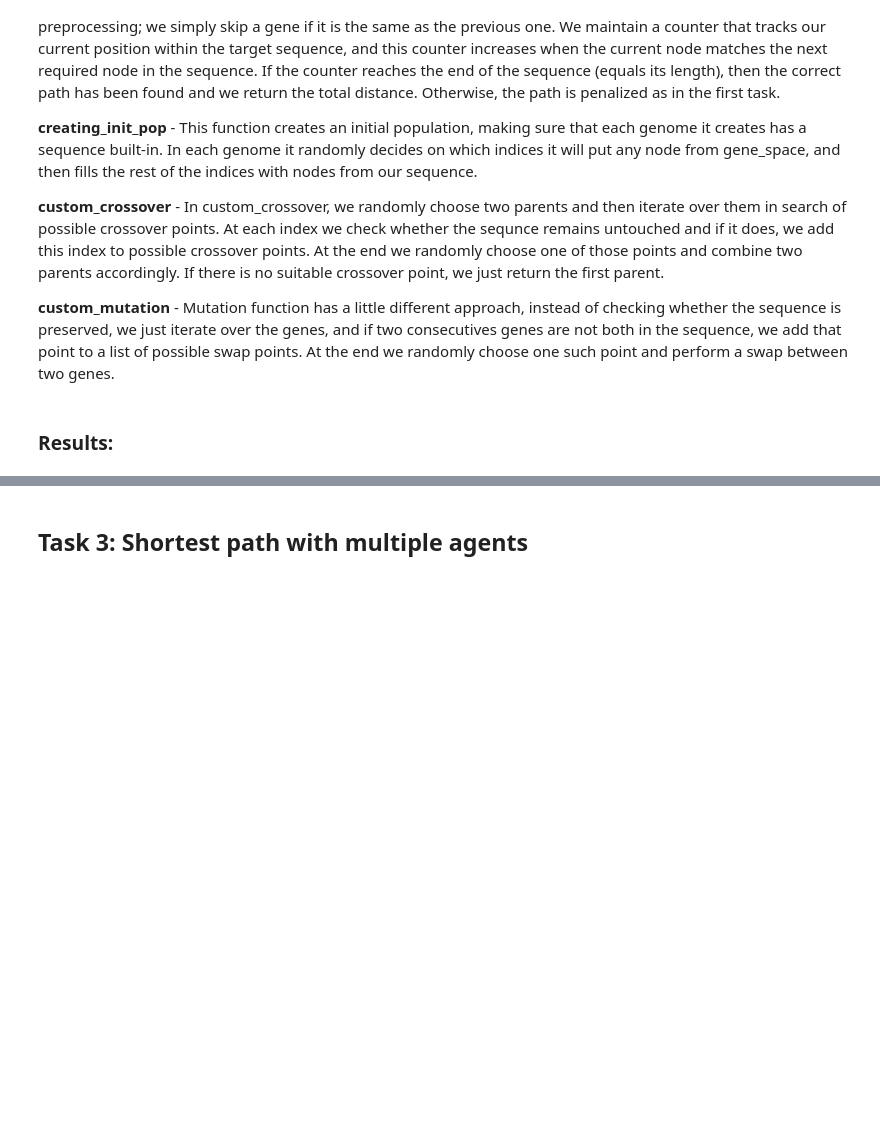
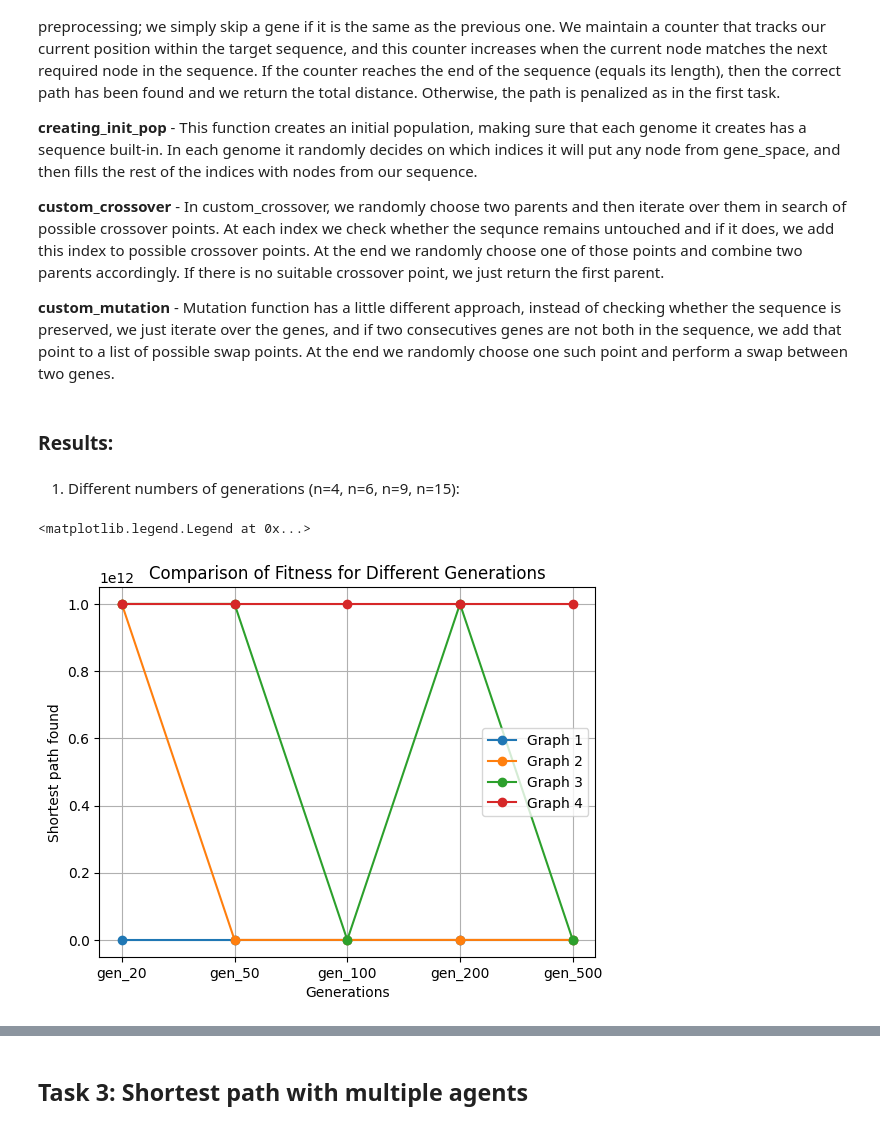
Before and after one commit to Favstina/IntelligentSystems-Assigment_1, a Jupyter notebook: Report.ipynb, the cells around one changed output, grey strips where cells are left out. Cells and saved outputs as stored; diff of their text form; code cells hidden in the pictures; blank space fills up the shorter version.

Commit message:
Task 2 rezultati narejeni

```diff
--- a/Report.ipynb
+++ b/Report.ipynb
@@ -107,3 +107,22 @@ This time, the gene space again consists of all graph nodes plus the value zero
 **custom_mutation** - Mutation function has a little different approach, instead of checking whether the sequence is preserved, we just iterate over the genes, and if two consecutives genes are not both in the sequence, we add that point to a list of possible swap points. At the end we randomly choose one such point and perform a swap between two genes.
 # %% [markdown]
 ### Results:
+# %% [markdown]
+1. Different numbers of generations (n=4, n=6, n=9, n=15):
+# %%
+df = pd.read_csv("Task2/GenerationsResults.csv")
+
+# transpose to get a function
+df_transposed = df.T
+
+for i, row in enumerate(df_transposed.columns):
+    plt.plot(df_transposed.index, df_transposed[row], marker="o", label=f"Graph {i+1}")
+
+plt.xlabel("Generations")
+plt.ylabel("Shortest path found")
+plt.title("Comparison of Fitness for Different Generations")
+plt.grid(True)
+plt.legend()
+# %% [output]
+<matplotlib.legend.Legend at 0x...>
+[figure, added]
```
Also changed, not shown: parts of 2 cells of this notebook, 6 other files.
